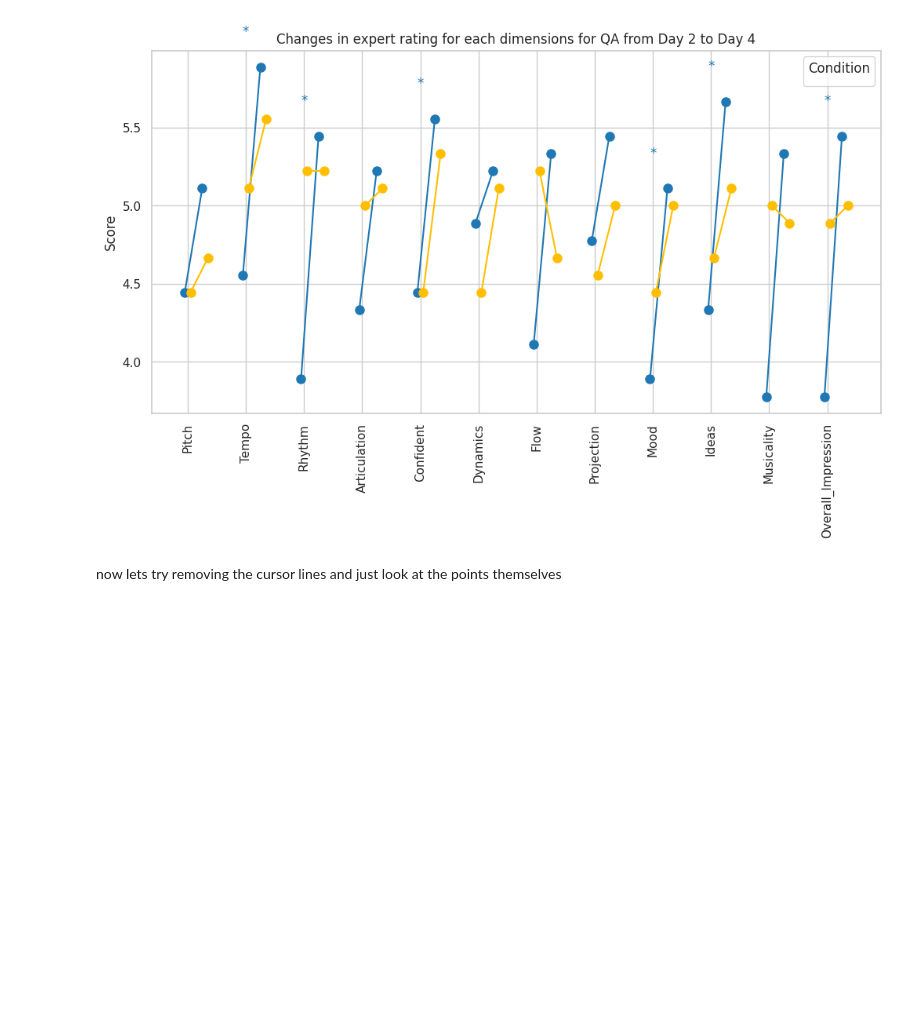
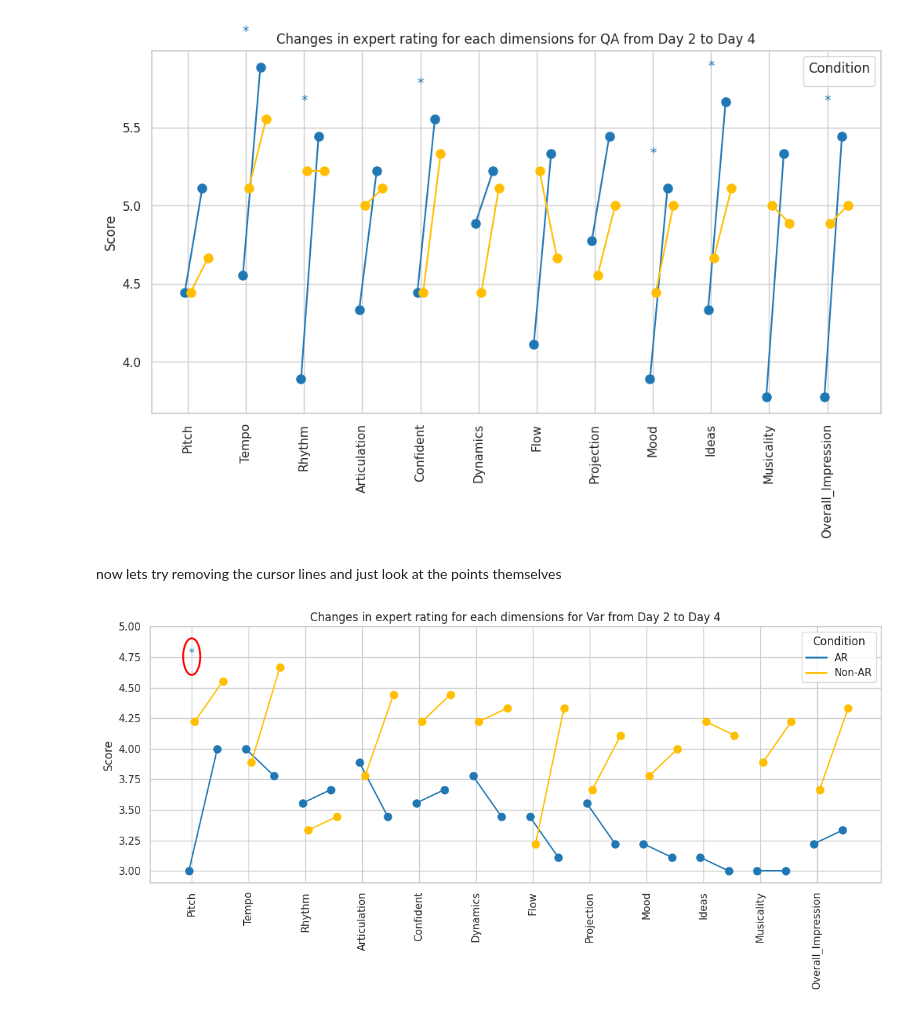
Before and after one commit to jrdndj/ImproVisAR-PilotPlots, a Jupyter notebook: ImproVisAR_PERS_analysis.ipynb, the cells around one changed output. Cells and saved outputs as stored; diff of their text form; code cells hidden in the pictures; blank space fills up the shorter version.

```diff
--- a/ImproVisAR_PERS_analysis.ipynb
+++ b/ImproVisAR_PERS_analysis.ipynb
@@ -812,3 +810,92 @@ for task in ["Var", "QA"]:
 [figure]
 # %% [markdown]
 now lets try removing the cursor lines and just look at the points themselves
+# %%
+import pandas as pd
+import numpy as np
+import seaborn as sns
+import matplotlib.pyplot as plt
+import scipy.stats as stats
+import matplotlib.patches as patches
+
+# Load dataset with comma separator
+file_path = "/content/pers.csv"
+df = pd.read_csv(file_path, sep=",")
+
+# Rename column for consistency
+df.rename(columns={"Overall Impression": "Overall_Impression"}, inplace=True)
+
+# Identify AR and non-AR participants
+df["Condition"] = df["ID"].apply(lambda x: "AR" if int(x[1:]) % 2 != 0 else "Non-AR")
+
+# Define significance levels
+significance_levels = {0.001: "***", 0.01: "**", 0.05: "*"}
+
+# Function to analyze change per task and condition
+def analyze_change(df, task_name):
+    task_df = df[df["Task"] == task_name]
+    day2_df = task_df[task_df["Day"] == 2].set_index("ID")
+    day4_df = task_df[task_df["Day"] == 4].set_index("ID")
+    common_ids = day2_df.index.intersection(day4_df.index)
+    day2_df = day2_df.loc[common_ids]
+    day4_df = day4_df.loc[common_ids]
+    dimensions = [col for col in df.columns if col not in ["ID", "Task", "Day", "Condition", "Rater"]]
+
+    # Compute means and quartiles
+    means_day2 = day2_df.groupby("Condition")[dimensions].mean()
+    means_day4 = day4_df.groupby("Condition")[dimensions].mean()
+    q1_day2 = day2_df.groupby("Condition")[dimensions].quantile(0.25)
+    q3_day2 = day2_df.groupby("Condition")[dimensions].quantile(0.75)
+    q1_day4 = day4_df.groupby("Condition")[dimensions].quantile(0.25)
+    q3_day4 = day4_df.groupby("Condition")[dimensions].quantile(0.75)
+
+    # Perform paired t-tests
+    p_values = {dim: stats.ttest_rel(day2_df[dim], day4_df[dim], nan_policy='omit').pvalue for dim in dimensions}
+
+    # Create a plot
+    fig, ax = plt.subplots(figsize=(12, 6))
+    sns.set_style("whitegrid")
+    x = np.arange(len(dimensions))
+    offset_ar = -0.05
+    offset_non_ar = 0.05
+    colors = {"AR": "#1f77b4", "Non-AR": "#ffbf00"}
+
+    # Create legend handles manually
+    legend_handles = []
+    for condition in ["AR", "Non-AR"]:
+        line = plt.Line2D([0], [0], color=colors[condition], lw=2, label=condition)
+        legend_handles.append(line)
+
+    # Plot mean connection lines (no vertical quartile lines)
+    for condition, offset in zip(["AR", "Non-AR"], [offset_ar, offset_non_ar]):
+        for i in range(len(dimensions)):
+            plt.plot([x[i] + offset, x[i] + offset + 0.5],
+                    [means_day2.loc[condition, dimensions[i]], means_day4.loc[condition, dimensions[i]]],
+                    color=colors[condition], linestyle="-", marker="o", markersize=8)
+
+    # Annotate significance with condition-specific colors and red circles
+    for i, dimension in enumerate(dimensions):
+        sig_marker = next((mark for threshold, mark in significance_levels.items() if p_values[dimension] < threshold), "")
+        if sig_marker:
+            y_max = max(means_day2[dimension].max(), means_day4[dimension].max())
+            significant_condition = "AR" if means_day4.loc["AR", dimension] - means_day2.loc["AR", dimension] != 0 else "Non-AR"
+
+            # Add text for significance marker
+            plt.text(x[i], y_max + 0.2, sig_marker, ha='center', fontsize=12, color=colors[significant_condition])
+
+            # Add red circle around significance marker
+            circle = patches.Circle((x[i], y_max + 0.2), radius=0.15, fill=False, edgecolor='red', linewidth=2)
+            ax.add_patch(circle)
+
+    plt.xticks(x, dimensions, rotation=90)
+    plt.ylabel("Score")
+    plt.title(f"Changes in expert rating for each dimensions for {task_name} from Day 2 to Day 4")
+    plt.legend(handles=legend_handles, title="Condition")
+    plt.tight_layout()
+    plt.show()
+
+# Generate plots per task
+for task in ["Var", "QA"]:
+    analyze_change(df, task)
+# %% [output]
+[figure, added]
```
Also changed, not shown: parts of 5 cells of this notebook.
